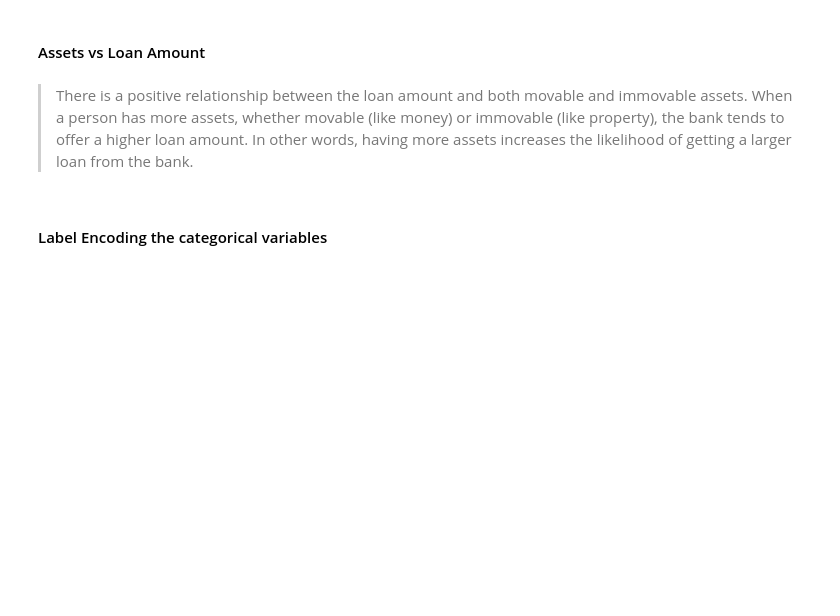
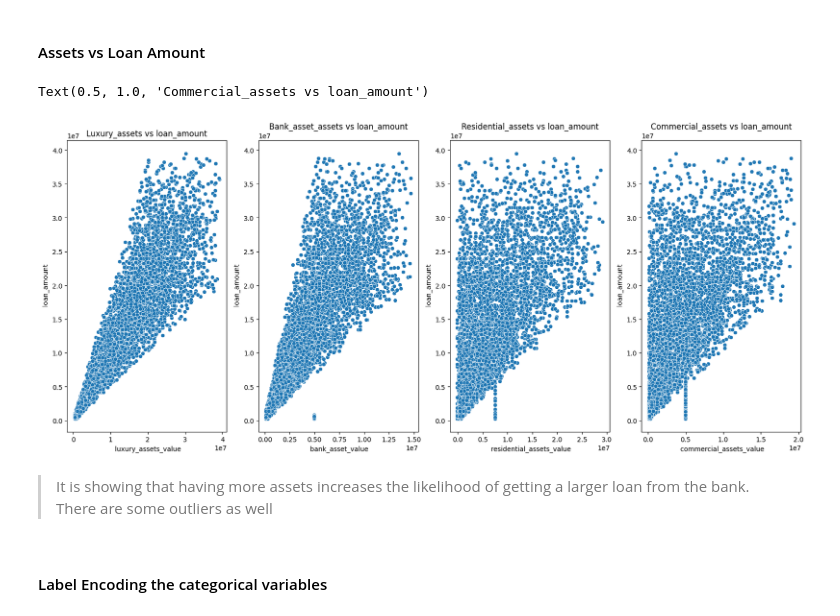
Before and after one commit to KavinduKasthurirathne/FDM-MiniProject, a Jupyter notebook: model.ipynb, the cells around one changed output. Cells and saved outputs as stored; diff of their text form; code cells hidden in the pictures; blank space fills up the shorter version.

```diff
--- a/model.ipynb
+++ b/model.ipynb
@@ -403,11 +433,16 @@ sns.scatterplot(x=' income_annum', y = ' loan_amount', data = df)
 # %% [markdown]
 #### Assets vs Loan Amount
 # %%
-# fig, ax = plt.subplots(1,2,figsize=(10, 5))
-# sns.scatterplot(x='Movable_assets', y = ' loan_amount', data = df, ax=ax[0]).set_title('Movable_assets vs loan_amount')
-# sns.scatterplot(x='Immovable_assets', y = ' loan_amount', data = df, ax=ax[1]).set_title('Immovable_assets vs loan_amount')
+fig, ax = plt.subplots(1,4,figsize=(20, 8))
+sns.scatterplot(x=' luxury_assets_value', y = ' loan_amount', data = df, ax=ax[0]).set_title('Luxury_assets vs loan_amount')
+sns.scatterplot(x=' bank_asset_value', y = ' loan_amount', data = df, ax=ax[1]).set_title('Bank_asset_assets vs loan_amount')
+sns.scatterplot(x=' residential_assets_value', y = ' loan_amount', data = df, ax=ax[2]).set_title('Residential_assets vs loan_amount')
+sns.scatterplot(x=' commercial_assets_value', y = ' loan_amount', data = df, ax=ax[3]).set_title('Commercial_assets vs loan_amount')
+# %% [output]
+Text(0.5, 1.0, 'Commercial_assets vs loan_amount')
+[figure, added]
-# %% [markdown]
-> There is a positive relationship between the loan amount and both movable and immovable assets. When a person has more assets, whether movable (like money) or immovable (like property), the bank tends to offer a higher loan amount. In other words, having more assets increases the likelihood of getting a larger loan from the bank.
+# %% [markdown]
+> It is showing that having more assets increases the likelihood of getting a larger loan from the bank. There are some outliers as well
 # %% [markdown]
 #### Label Encoding the categorical variables
 # %%
```
Also changed, not shown: parts of 22 cells of this notebook.
